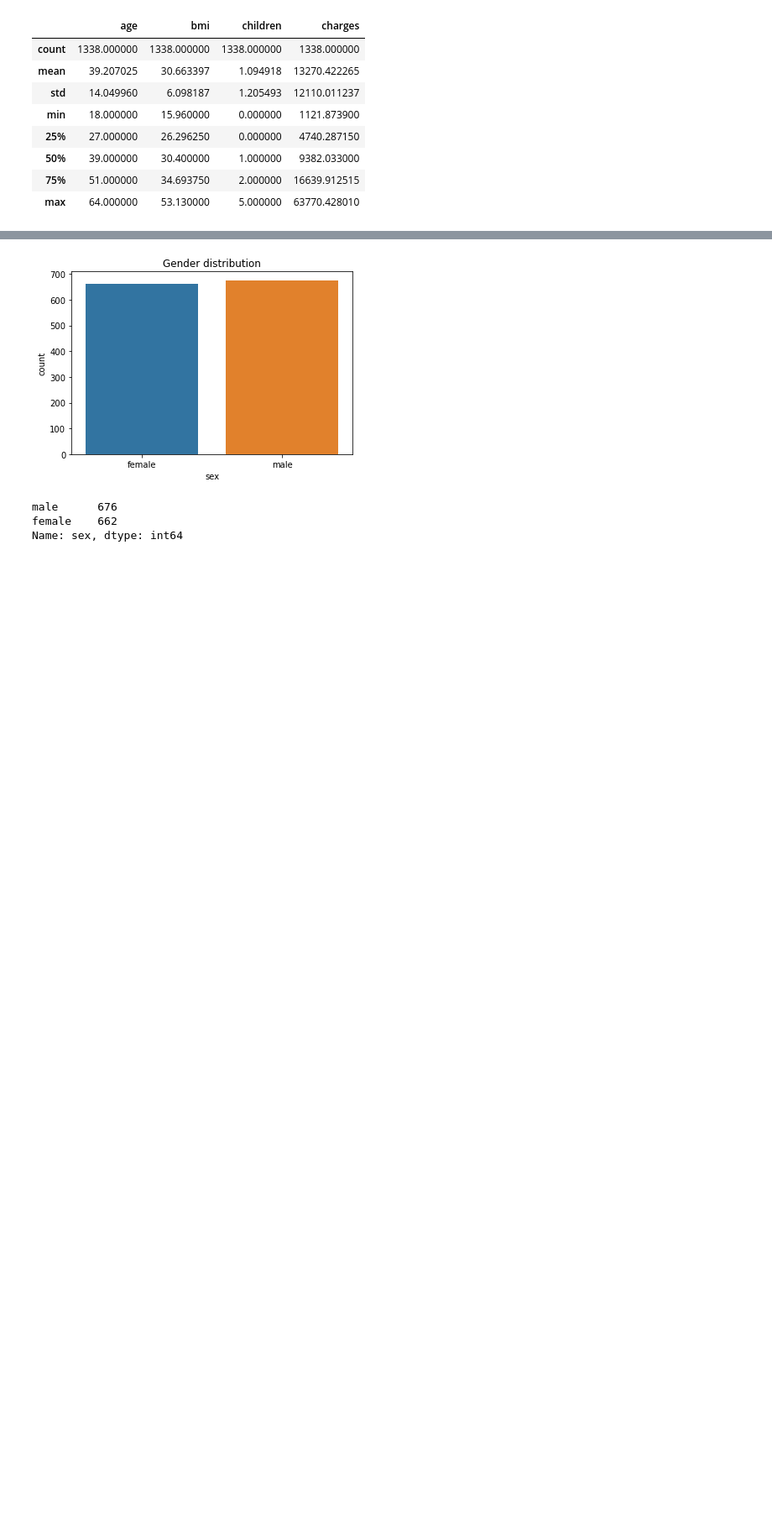
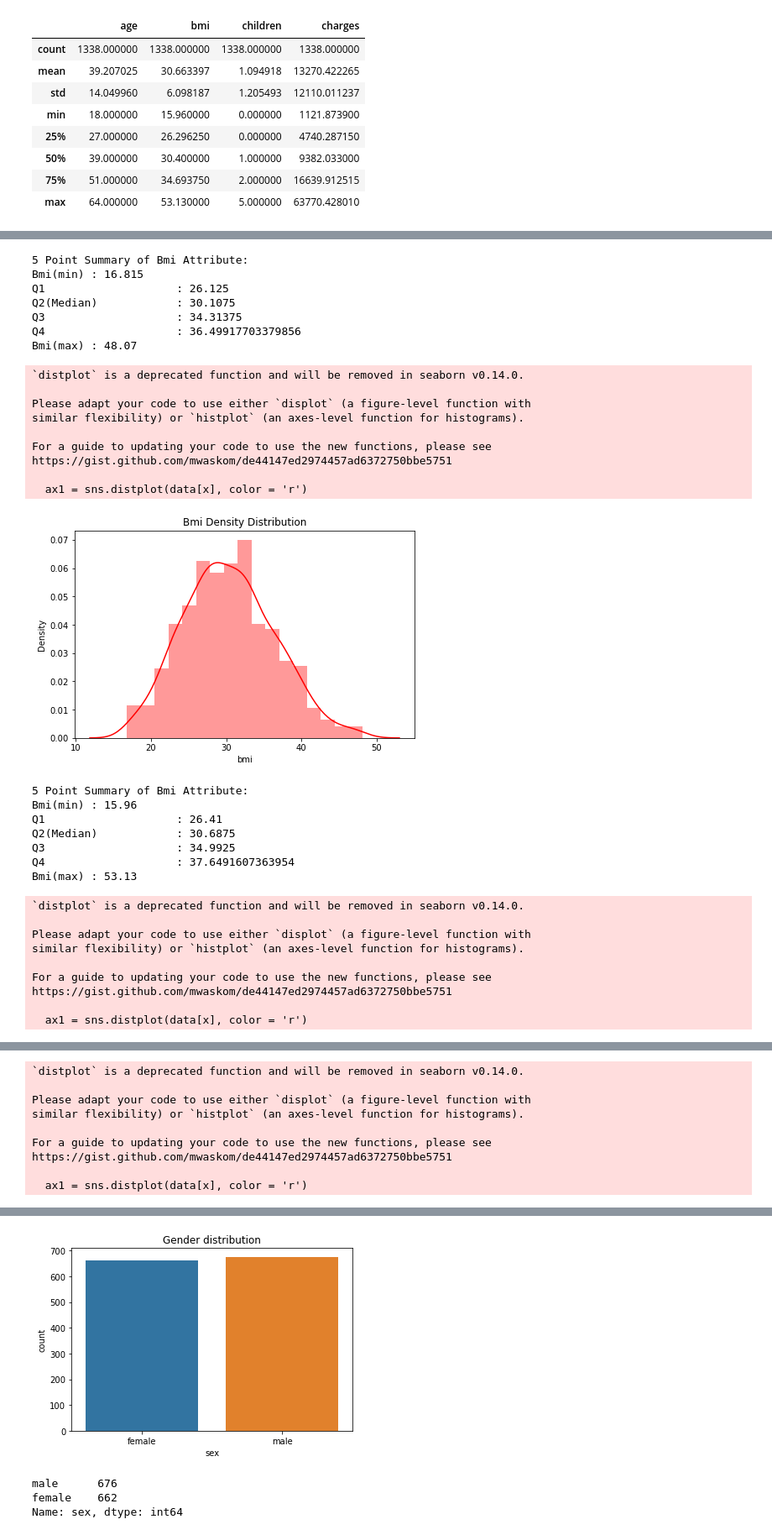
Before and after one commit to AlbaFernandezCor/Practica1_ApC, a Jupyter notebook: prac1.ipynb, the cells around one changed output, grey strips where cells are left out. Shown: that part at 84% size. Cells and saved outputs as stored; diff of their text form; code cells hidden in the pictures; blank space fills up the shorter version.

```diff
--- a/prac1.ipynb
+++ b/prac1.ipynb
@@ -77,0 +174,65 @@ plt.show()
+# %%
+#ARA MIREM LA DISTRIBUCIÓ D'ALGUNES VARIABLES
+def distr(data, x):
+    x_min = data[x].min()
+    x_max = data[x].max()
+    Q1 = data[x].quantile(0.25)
+    Q2 = data[x].quantile(0.50)
+    Q3 = data[x].quantile(0.75)
+    Q4 = np.var(data[x])
+    print(f'5 Point Summary of {x.capitalize()} Attribute:\n'
+          f'{x.capitalize()}(min) : {x_min}\n'
+          f'Q1                    : {Q1}\n'
+          f'Q2(Median)            : {Q2}\n'
+          f'Q3                    : {Q3}\n'
+          f'Q4                    : {Q4}\n'
+          f'{x.capitalize()}(max) : {x_max}')
+
+    fig = plt.figure(figsize=(16, 10))
+
+    plt.subplot(221)
+    ax1 = sns.distplot(data[x], color = 'r')
+    plt.title(f'{x.capitalize()} Density Distribution')
+
+    plt.show()
+# %%
+#MIREM LA DISTRIBUCIO DE LA VARIABLE bmi i de la edat
+#posar titols als plots
+distr(dataset[dataset["sex"] == '1'], 'bmi') #1 = dones
+distr(dataset[dataset["sex"] == '0'], 'bmi') #0 = homes
+distr(dataset[dataset["sex"] == '1'], 'age') #1 = dones
+distr(dataset[dataset["sex"] == '0'], 'age') #0 = homes
+# %% [output]
+5 Point Summary of Bmi Attribute:
+Bmi(min) : 16.815
+Q1                    : 26.125
+Q2(Median)            : 30.1075
+Q3                    : 34.31375
+Q4                    : 36.49917703379856
+Bmi(max) : 48.07
+`distplot` is a deprecated function and will be removed in seaborn v0.14.0.
+
+Please adapt your code to use either `displot` (a figure-level function with
+similar flexibility) or `histplot` (an axes-level function for histograms).
+
+For a guide to updating your code to use the new functions, please see
+https://gist.github.com/mwaskom/de44147ed2974457ad6372750bbe5751
+
+  ax1 = sns.distplot(data[x], color = 'r')
+[figure, added]
+5 Point Summary of Bmi Attribute:
+Bmi(min) : 15.96
+Q1                    : 26.41
+Q2(Median)            : 30.6875
+Q3                    : 34.9925
+Q4                    : 37.6491607363954
+Bmi(max) : 53.13
+`distplot` is a deprecated function and will be removed in seaborn v0.14.0.
+
+Please adapt your code to use either `displot` (a figure-level function with
+similar flexibility) or `histplot` (an axes-level function for histograms).
+
+For a guide to updating your code to use the new functions, please see
+https://gist.github.com/mwaskom/de44147ed2974457ad6372750bbe5751
+
+  ax1 = sns.distplot(data[x], color = 'r')
@@ -77,0 +240,9 @@ plt.show()
+`distplot` is a deprecated function and will be removed in seaborn v0.14.0.
+
+Please adapt your code to use either `displot` (a figure-level function with
+similar flexibility) or `histplot` (an axes-level function for histograms).
+
+For a guide to updating your code to use the new functions, please see
+https://gist.github.com/mwaskom/de44147ed2974457ad6372750bbe5751
+
+  ax1 = sns.distplot(data[x], color = 'r')
```
Also changed, not shown: parts of 25 cells of this notebook.
